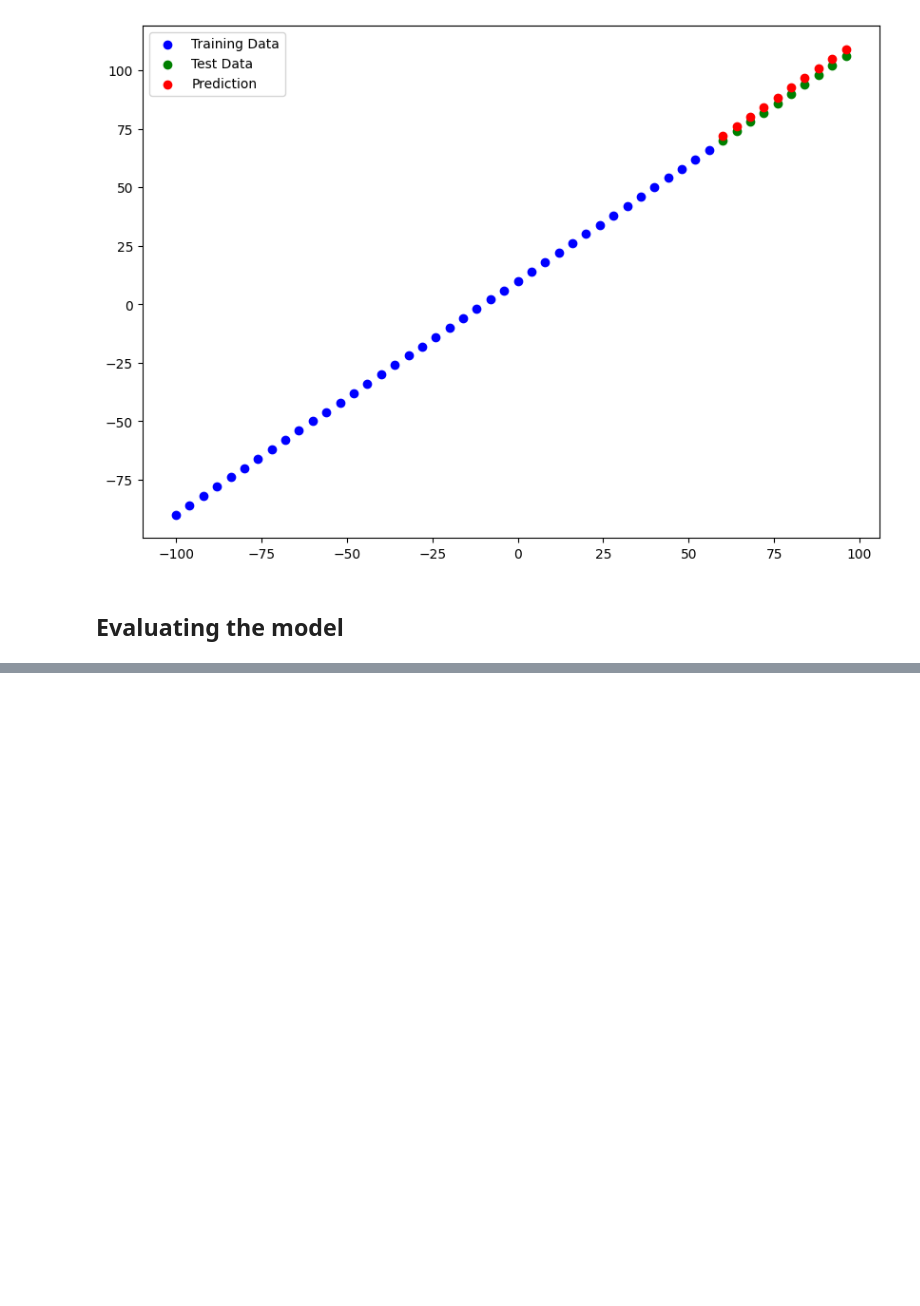
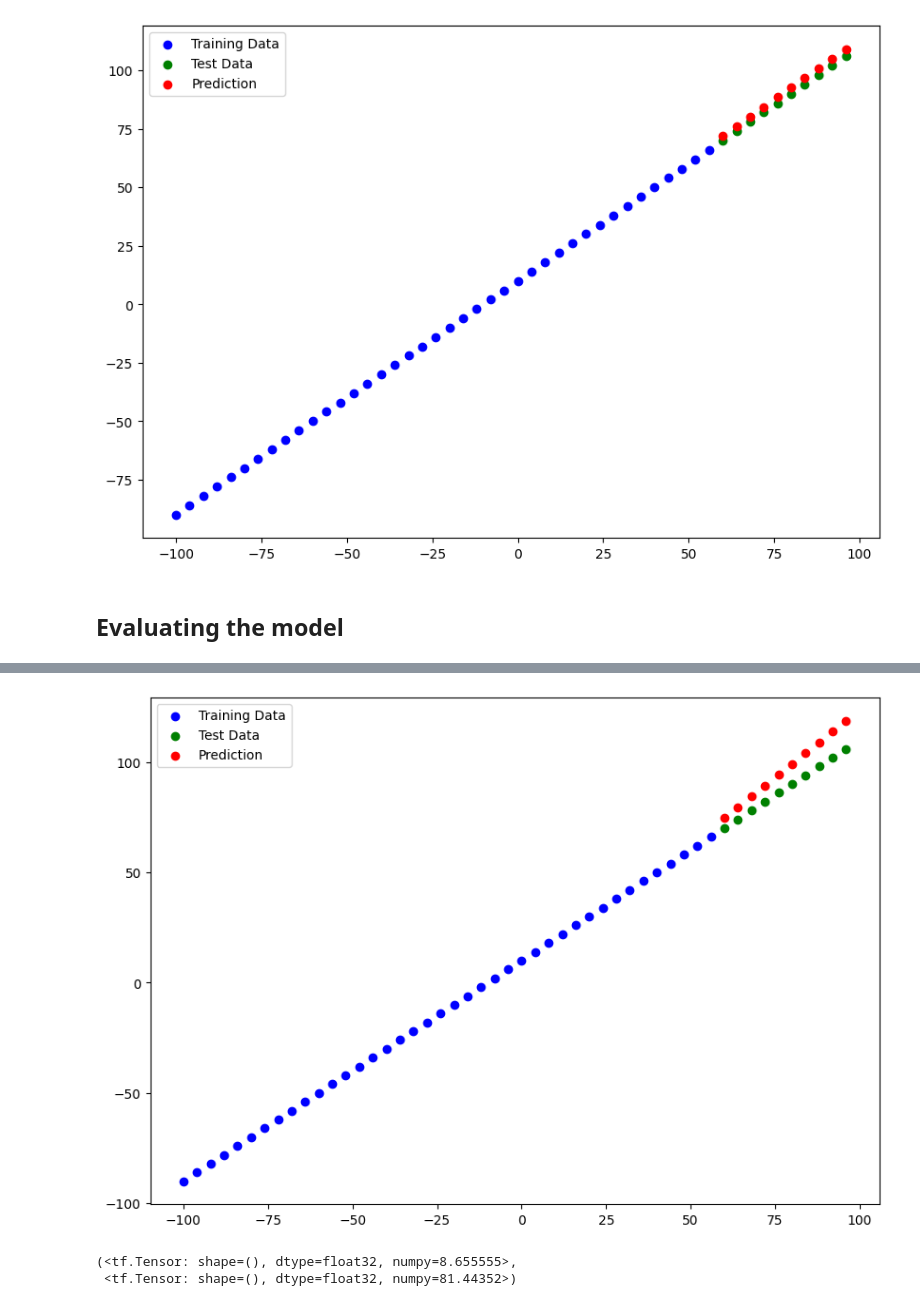
Before and after one commit to Luciano-C/Deep-Learning-Course-Daniel-Bourke, a Jupyter notebook: 01_regression.ipynb, the cells around one changed output, grey strips where cells are left out. Cells and saved outputs as stored; diff of their text form; code cells hidden in the pictures; blank space fills up the shorter version.

Commit message:
Model experiments, saving and loading

```diff
--- a/01_regression.ipynb
+++ b/01_regression.ipynb
@@ -326,0 +351,12 @@ def mse(Y_true, Y_pred):
+# %%
+# Model 1
+# Definition
+model_1 = tf.keras.Sequential([
+    tf.keras.layers.Dense(1)
+])
+# Compile
+model_1.compile(loss=tf.keras.losses.mae,
+               optimizer=tf.keras.optimizers.SGD(),
+               metrics=['mae'])
+# Fit
+model_1.fit(tf.expand_dims(X_train, axis=-1), Y_train, epochs=100)
@@ -326,0 +382,4 @@ def mse(Y_true, Y_pred):
+# %%
+Y_preds_1 = model_1.predict(X_test)
+plot_predictions(predictions=Y_preds_1)
+# %% [output]
@@ -326,0 +387,9 @@ def mse(Y_true, Y_pred):
+[figure, added]
+# %%
+# Calculate model 1 evaluation metrics
+mae_1 = mae(Y_test, Y_preds_1)
+mse_1 = mse(Y_test, Y_preds_1)
+mae_1, mse_1
+# %% [output]
+(<tf.Tensor: shape=(), dtype=float32, numpy=8.655555>,
+ <tf.Tensor: shape=(), dtype=float32, numpy=81.44352>)
```
Also changed, not shown: parts of 48 cells of this notebook, 7 other files.
